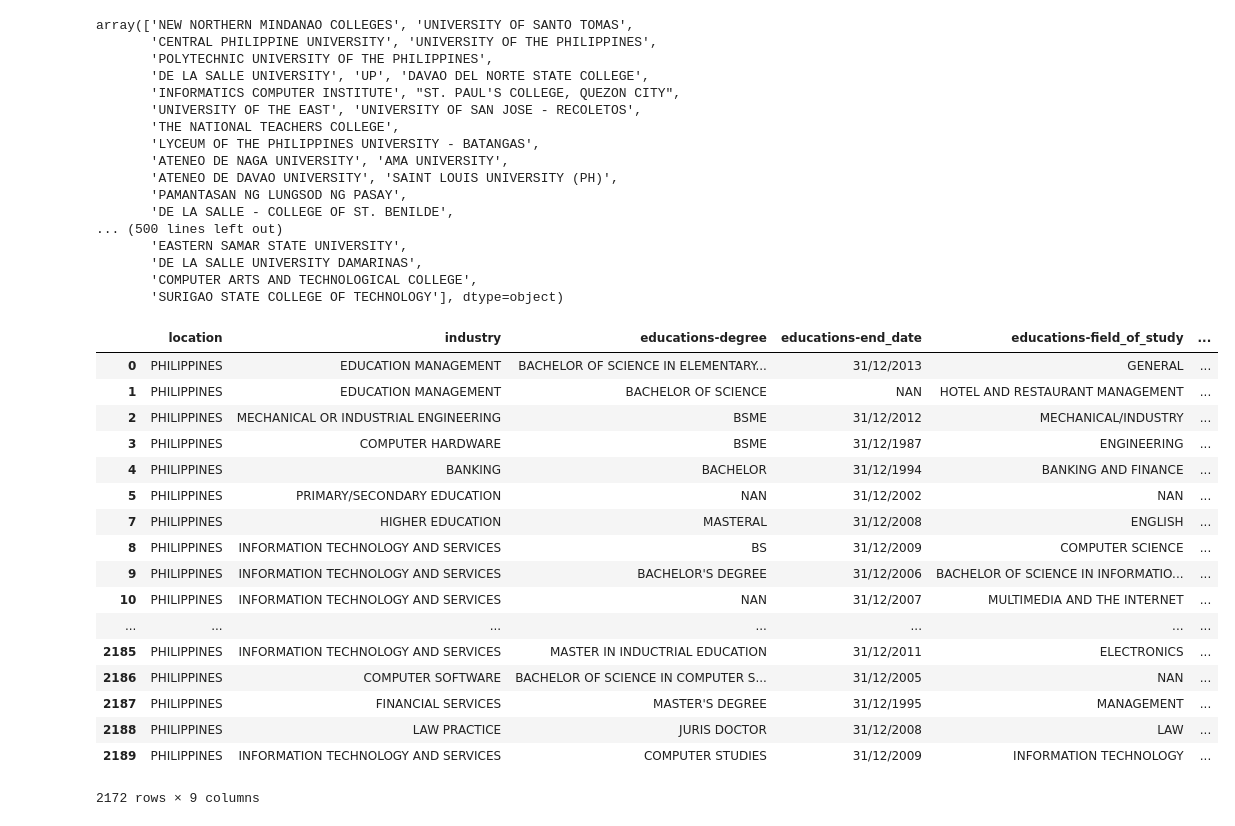
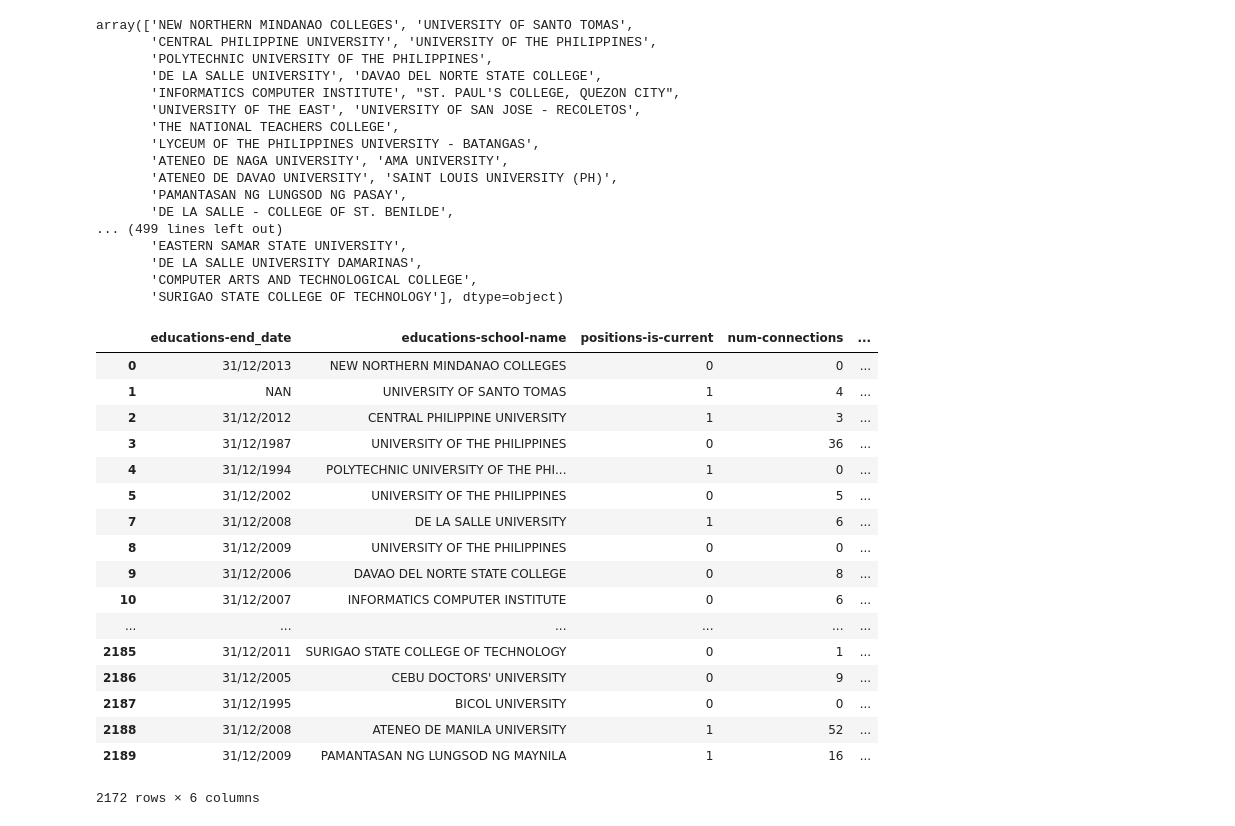
Before and after one commit to mychll31/career_path_jupyter_notebook, a Jupyter notebook: Career Path Prediction.ipynb, the cells around one changed output. Cells and saved outputs as stored; diff of their text form; code cells hidden in the pictures.

```diff
--- a/Career Path Prediction.ipynb
+++ b/Career Path Prediction.ipynb
@@ -21,7 +21,7 @@ data = pd.read_csv("out.csv")
 data = data[(data['educations-field_of_study'] != "--undefined--") & (data['industry'] != "--undefined--")]
 
 #gets the significant columns only
-columns = ["location", "industry", "educations-degree", "educations-end_date", "educations-field_of_study", "educations-school-name", "positions-is-current", "num-connections"]
+columns = ["location", "industry", "educations-end_date", "educations-field_of_study", "educations-school-name", "positions-is-current", "num-connections"]
 new_data = data[columns]
 
 #changes all work status from undefined to False (assumption: if undefined then the person is not working)
@@ -139,18 +139,17 @@ philippine_data = new_data[new_data["location"] == "PHILIPPINES"]
 philippine_data = philippine_data.reset_index()
 del philippine_data["index"]
 
-
-philippine_data["educations-school-name"].replace('UP', 'UNIVERSITY OF THE PHILIPPINES')
-philippine_data["educations-school-name"].replace("XAVIER UNIVERSITY", "XAVIER UNIVERSITY")
-philippine_data["educations-school-name"].replace("ST. PAUL UNIVERSITY", "ST. PAUL UNIVERSITY")
-philippine_data["educations-school-name"].replace("POLYTECHNIC UNIVERSITY OF THE PHILIPPINES", "POLYTECHNIC UNIVERSITY OF THE PHILIPPINES")
-philippine_data["educations-school-name"].replace("P. UNIVERSITY OF THE PHILIPPINES", "POLYTECHNIC UNIVERSITY OF THE PHILIPPINES")
-philippine_data["educations-school-name"].replace("UNIVERSITY OF THE PHILIPPINES", "UNIVERSITY OF THE PHILIPPINES")
-philippine_data["educations-school-name"].replace("T.U.P.", "TECHNOLOGICAL UNIVERSITY OF THE PHILIPPINES")
-philippine_data["educations-school-name"].replace("SAINT PAUL UNIVERSITY", "SAINT PAUL UNIVERSITY")
-philippine_data["educations-school-name"].replace("MSU-ILIGAN INSTITUTE OF TECHNOLOGY", "MSU-ILIGAN INSTITUTE OF TECHNOLOGY")
-philippine_data["educations-school-name"].replace("MSU-IIT", "MSU-ILIGAN INSTITUTE OF TECHNOLOGY")
-philippine_data["educations-school-name"].replace("PLM", "PAMANTASAN NG LUNGSOD NG MAYNILA")
+philippine_data["educations-school-name"] = philippine_data["educations-school-name"].replace('UP', 'UNIVERSITY OF THE PHILIPPINES')
+philippine_data["educations-school-name"] = philippine_data["educations-school-name"].replace("XAVIER UNIVERSITY", "XAVIER UNIVERSITY")
+philippine_data["educations-school-name"] = philippine_data["educations-school-name"].replace("ST. PAUL UNIVERSITY", "ST. PAUL UNIVERSITY")
+philippine_data["educations-school-name"] = philippine_data["educations-school-name"].replace("POLYTECHNIC UNIVERSITY OF THE PHILIPPINES", "POLYTECHNIC UNIVERSITY OF THE PHILIPPINES")
+philippine_data["educations-school-name"] = philippine_data["educations-school-name"].replace("P. UNIVERSITY OF THE PHILIPPINES", "POLYTECHNIC UNIVERSITY OF THE PHILIPPINES")
+philippine_data["educations-school-name"] = philippine_data["educations-school-name"].replace("UNIVERSITY OF THE PHILIPPINES", "UNIVERSITY OF THE PHILIPPINES")
+philippine_data["educations-school-name"] = philippine_data["educations-school-name"].replace("T.U.P.", "TECHNOLOGICAL UNIVERSITY OF THE PHILIPPINES")
+philippine_data["educations-school-name"] = philippine_data["educations-school-name"].replace("SAINT PAUL UNIVERSITY", "SAINT PAUL UNIVERSITY")
+philippine_data["educations-school-name"] = philippine_data["educations-school-name"].replace("MSU-ILIGAN INSTITUTE OF TECHNOLOGY", "MSU-ILIGAN INSTITUTE OF TECHNOLOGY")
+philippine_data["educations-school-name"] = philippine_data["educations-school-name"].replace("MSU-IIT", "MSU-ILIGAN INSTITUTE OF TECHNOLOGY")
+philippine_data["educations-school-name"] = philippine_data["educations-school-name"].replace("PLM", "PAMANTASAN NG LUNGSOD NG MAYNILA")
 
 
 philippine_data = philippine_data[philippine_data["educations-school-name"] != "31/12/2011"]
@@ -163,7 +162,7 @@ philippine_data["educations-school-name"].unique()
 array(['NEW NORTHERN MINDANAO COLLEGES', 'UNIVERSITY OF SANTO TOMAS',
        'CENTRAL PHILIPPINE UNIVERSITY', 'UNIVERSITY OF THE PHILIPPINES',
        'POLYTECHNIC UNIVERSITY OF THE PHILIPPINES',
-       'DE LA SALLE UNIVERSITY', 'UP', 'DAVAO DEL NORTE STATE COLLEGE',
+       'DE LA SALLE UNIVERSITY', 'DAVAO DEL NORTE STATE COLLEGE',
        'INFORMATICS COMPUTER INSTITUTE', "ST. PAUL'S COLLEGE, QUEZON CITY",
        'UNIVERSITY OF THE EAST', 'UNIVERSITY OF SAN JOSE - RECOLETOS',
        'THE NATIONAL TEACHERS COLLEGE',
@@ -172,7 +171,7 @@ array(['NEW NORTHERN MINDANAO COLLEGES', 'UNIVERSITY OF SANTO TOMAS',
        'ATENEO DE DAVAO UNIVERSITY', 'SAINT LOUIS UNIVERSITY (PH)',
        'PAMANTASAN NG LUNGSOD NG PASAY',
        'DE LA SALLE - COLLEGE OF ST. BENILDE',
-... (500 lines left out)
+... (499 lines left out)
        'EASTERN SAMAR STATE UNIVERSITY',
        'DE LA SALLE UNIVERSITY DAMARINAS',
        'COMPUTER ARTS AND TECHNOLOGICAL COLLEGE',
@@ -187,49 +186,54 @@ specializations = [{'id': 0, 'label': 'ACCOUNTING/FINANCE', 'word_contains': {'I
                    {'id': 6, 'label': 'ENGINEERING', 'word_contains': {'ENGINEERING','ARCHITECTURE'}},
                    {'id': 7, 'label': 'HEALTH', 'word_contains': {'MEDICINE', 'HEALTH','MEDICAL'}},
                    {'id': 8, 'label': 'HOTEL/RESTAURANT', 'word_contains': {'FOOD','HOSPITALITY','HOTEL', 'RESTAURANT'}},
                    {'id': 9, 'label': 'MANUFACTURING', 'word_contains': {'MANUFACTURING', 'PRODUCTION','PRINTING'}},
                    {'id': 10, 'label': 'SALES/MARKETING', 'word_contains': {'MARKETING', 'SALES'}},
                    {'id': 11, 'label': 'SCIENCES', 'word_contains': {'LIFE', 'SCIENCES', 'RESEARCH'}},
                    {'id': 12, 'label': 'JOURNALISM', 'word_contains': {'WRITING', 'JOURNALISM'}},
                    {'id': 13, 'label': 'ENTERTAINMENT', 'word_contains': {'ENTERTAINMENT'}},
                    {'id': 14, 'label': 'PUBLIC RELATIONS', 'word_contains': {'LEGAL','RELATIONS', 'LAW'}},
                    {'id': 15, 'label': 'BUSINESS', 'word_contains': {'TRADE', 'REAL'}},
                    {'id': 16, 'label': 'OTHERS', 'word_contains': {''}}]
 
 spe = []
 for i in philippine_data["industry"]:
     val_spe = [l["id"] for l in specializations if any(w in i for w in l["word_contains"])]
     spe.append(val_spe[0])
 
-philippine_data["specialization"] = spe
+philippine_data["industry-specialization"] = spe
 
 efos = []
 for i in philippine_data["educations-field_of_study"]:
     val_efos = [l["id"] for l in specializations if any(w in str(i) for w in l["word_contains"])]
     efos.append(val_efos[0])
 
 # print(efos)
 philippine_data["educations-efos"] = efos
 
 #changes all work status from undefined to False (assumption: if undefined then the person is not working)
 philippine_data['positions-is-current'] = philippine_data['positions-is-current'].replace('FALSE', 0)
 philippine_data['positions-is-current'] = philippine_data['positions-is-current'].replace('TRUE', 1)
+
+del philippine_data["location"]
+del philippine_data["industry"]
+del philippine_data["educations-field_of_study"]
+philippine_data
 # %% [output]
-|  | location | industry | educations-degree | educations-end_date | educations-field_of_study | ... |
-| 0 | PHILIPPINES | EDUCATION MANAGEMENT | BACHELOR OF SCIENCE IN ELEMENTARY... | 31/12/2013 | GENERAL | ... |
-| 1 | PHILIPPINES | EDUCATION MANAGEMENT | BACHELOR OF SCIENCE | NAN | HOTEL AND RESTAURANT MANAGEMENT | ... |
-| 2 | PHILIPPINES | MECHANICAL OR INDUSTRIAL ENGINEERING | BSME | 31/12/2012 | MECHANICAL/INDUSTRY | ... |
-| 3 | PHILIPPINES | COMPUTER HARDWARE | BSME | 31/12/1987 | ENGINEERING | ... |
-| 4 | PHILIPPINES | BANKING | BACHELOR | 31/12/1994 | BANKING AND FINANCE | ... |
-| 5 | PHILIPPINES | PRIMARY/SECONDARY EDUCATION | NAN | 31/12/2002 | NAN | ... |
-| 7 | PHILIPPINES | HIGHER EDUCATION | MASTERAL | 31/12/2008 | ENGLISH | ... |
-| 8 | PHILIPPINES | INFORMATION TECHNOLOGY AND SERVICES | BS | 31/12/2009 | COMPUTER SCIENCE | ... |
-| 9 | PHILIPPINES | INFORMATION TECHNOLOGY AND SERVICES | BACHELOR'S DEGREE | 31/12/2006 | BACHELOR OF SCIENCE IN INFORMATIO... | ... |
-| 10 | PHILIPPINES | INFORMATION TECHNOLOGY AND SERVICES | NAN | 31/12/2007 | MULTIMEDIA AND THE INTERNET | ... |
-| ... | ... | ... | ... | ... | ... | ... |
-| 2185 | PHILIPPINES | INFORMATION TECHNOLOGY AND SERVICES | MASTER IN INDUCTRIAL EDUCATION | 31/12/2011 | ELECTRONICS | ... |
-| 2186 | PHILIPPINES | COMPUTER SOFTWARE | BACHELOR OF SCIENCE IN COMPUTER S... | 31/12/2005 | NAN | ... |
-| 2187 | PHILIPPINES | FINANCIAL SERVICES | MASTER'S DEGREE | 31/12/1995 | MANAGEMENT | ... |
-| 2188 | PHILIPPINES | LAW PRACTICE | JURIS DOCTOR | 31/12/2008 | LAW | ... |
-| 2189 | PHILIPPINES | INFORMATION TECHNOLOGY AND SERVICES | COMPUTER STUDIES | 31/12/2009 | INFORMATION TECHNOLOGY | ... |
+|  | educations-end_date | educations-school-name | positions-is-current | num-connections | ... |
+| 0 | 31/12/2013 | NEW NORTHERN MINDANAO COLLEGES | 0 | 0 | ... |
+| 1 | NAN | UNIVERSITY OF SANTO TOMAS | 1 | 4 | ... |
+| 2 | 31/12/2012 | CENTRAL PHILIPPINE UNIVERSITY | 1 | 3 | ... |
+| 3 | 31/12/1987 | UNIVERSITY OF THE PHILIPPINES | 0 | 36 | ... |
+| 4 | 31/12/1994 | POLYTECHNIC UNIVERSITY OF THE PHI... | 1 | 0 | ... |
+| 5 | 31/12/2002 | UNIVERSITY OF THE PHILIPPINES | 0 | 5 | ... |
+| 7 | 31/12/2008 | DE LA SALLE UNIVERSITY | 1 | 6 | ... |
+| 8 | 31/12/2009 | UNIVERSITY OF THE PHILIPPINES | 0 | 0 | ... |
+| 9 | 31/12/2006 | DAVAO DEL NORTE STATE COLLEGE | 0 | 8 | ... |
+| 10 | 31/12/2007 | INFORMATICS COMPUTER INSTITUTE | 0 | 6 | ... |
+| ... | ... | ... | ... | ... | ... |
+| 2185 | 31/12/2011 | SURIGAO STATE COLLEGE OF TECHNOLOGY | 0 | 1 | ... |
+| 2186 | 31/12/2005 | CEBU DOCTORS' UNIVERSITY | 0 | 9 | ... |
+| 2187 | 31/12/1995 | BICOL UNIVERSITY | 0 | 0 | ... |
+| 2188 | 31/12/2008 | ATENEO DE MANILA UNIVERSITY | 1 | 52 | ... |
+| 2189 | 31/12/2009 | PAMANTASAN NG LUNGSOD NG MAYNILA | 1 | 16 | ... |
-2172 rows × 9 columns
+2172 rows × 6 columns
```
Also changed, not shown: parts of 3 cells of this notebook.
